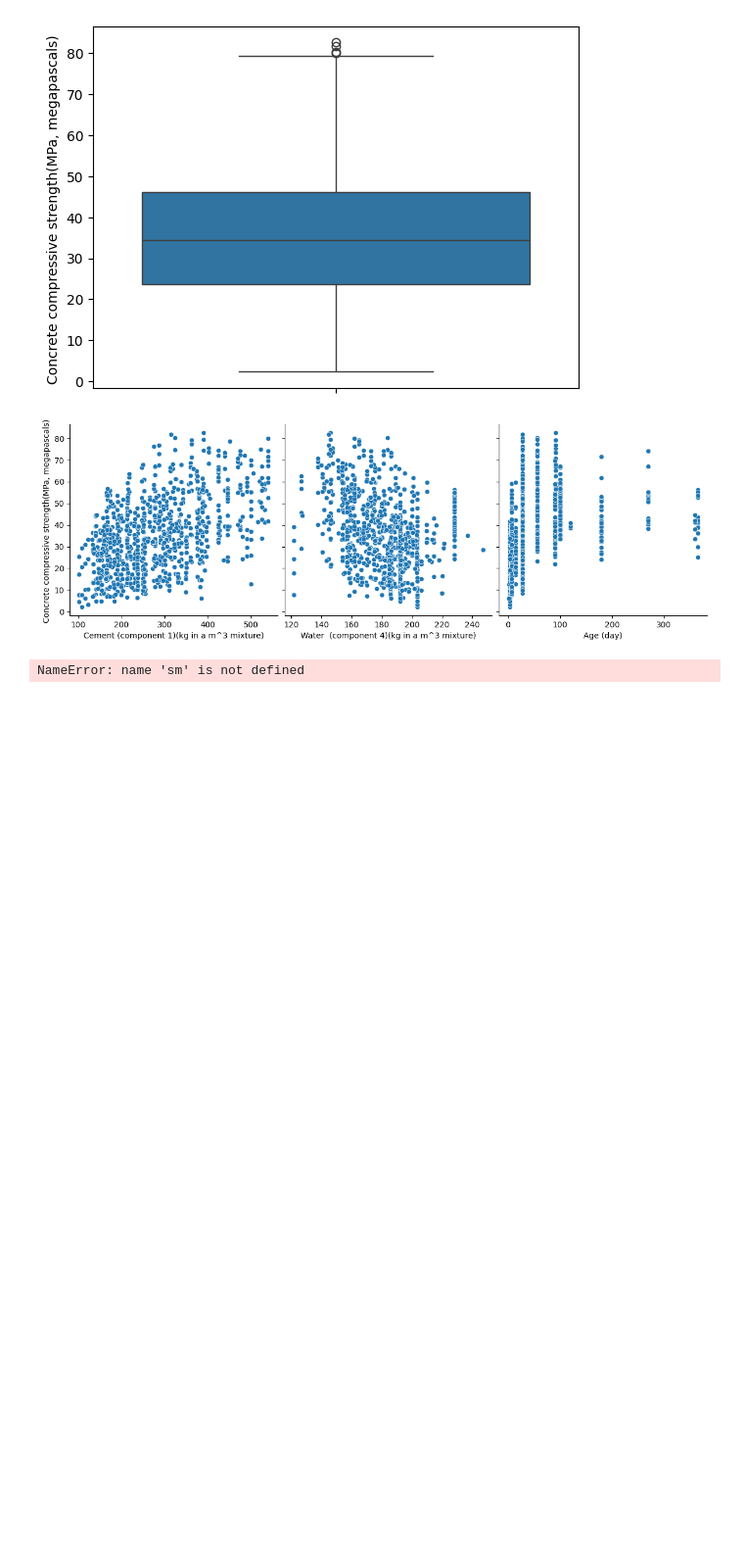
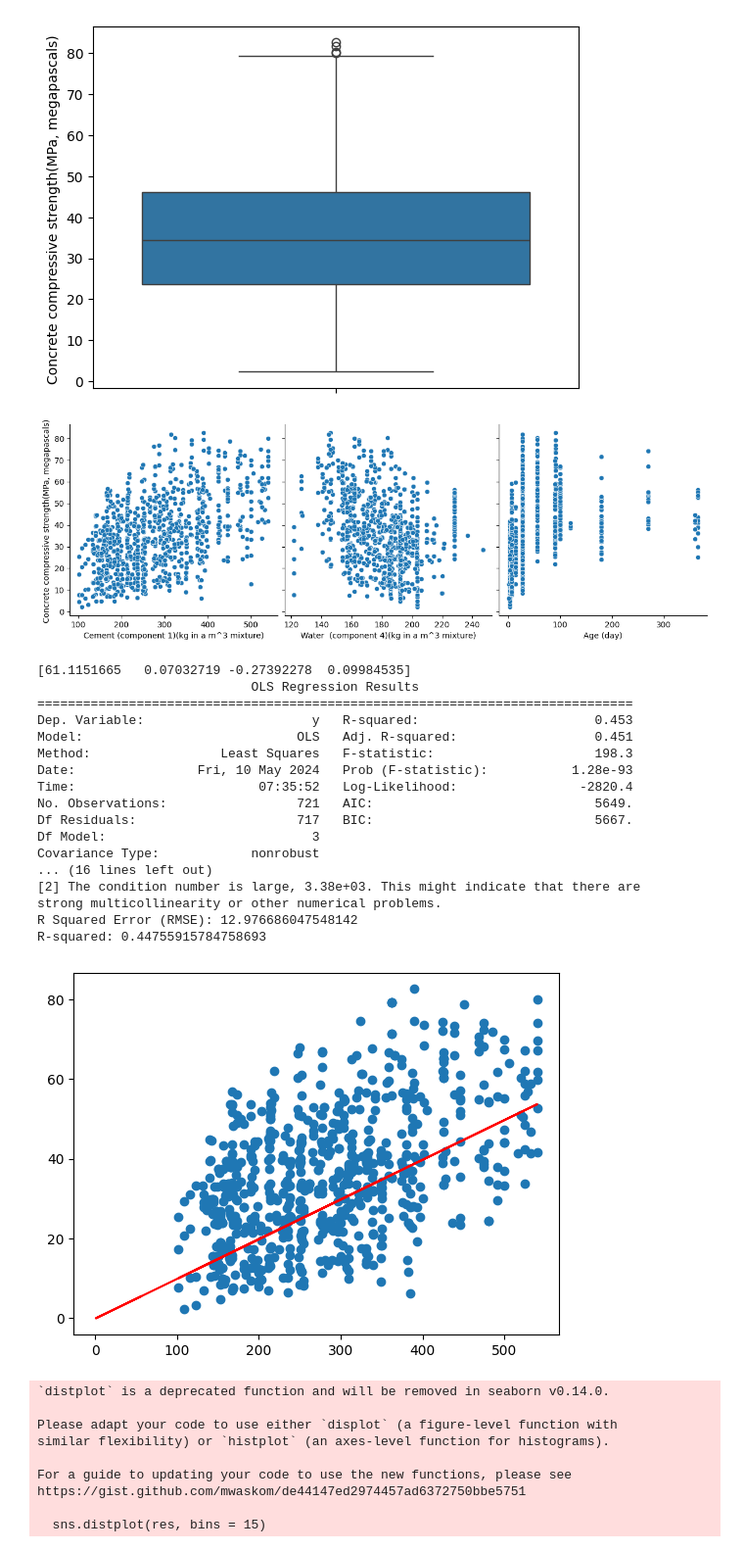
Before and after one commit to Rizcen/LE1-HARINA-RR, a Jupyter notebook: ConcreteCompressiveStrength.ipynb, the cells around one changed output. Shown at 98% size. Cells and saved outputs as stored; diff of their text form; code cells hidden in the pictures; blank space fills up the shorter version.

```diff
--- a/ConcreteCompressiveStrength.ipynb
+++ b/ConcreteCompressiveStrength.ipynb
@@ -28,6 +34,8 @@ dts.head()
 dts.info()
 dts.describe()
 dts.shape
+model = LinearRegression()
+model.fit(X_train, y_train)
 # %% [output]
 <class 'pandas.core.frame.DataFrame'>
 RangeIndex: 1030 entries, 0 to 1029
@@ -129,35 +137,63 @@ plt.show()
 [figure]
 [figure]
 # %%
+import statsmodels.api as sm
 X = dts[['Cement (component 1)(kg in a m^3 mixture)', 'Water  (component 4)(kg in a m^3 mixture)', 'Age (day)']].values
 y = dts['Concrete compressive strength(MPa, megapascals) '].values
 
 X_train, X_test, y_train, y_test = train_test_split(X, y, train_size=0.7, test_size=0.3, random_state=100)
 
 
 X_train_sm = sm.add_constant(X_train)
 lr = sm.OLS(y_train, X_train_sm).fit()
 
 print(lr.params)
 print(lr.summary())
-
+y_pred = model.predict(X_test)
 rmse = np.sqrt(mean_squared_error(y_test, y_pred))
 print("R Squared Error (RMSE):", rmse)
 
 r_squared = r2_score(y_test, y_pred)
 print("R-squared:", r_squared)
 
 plt.scatter(X_train[:, 0], y_train)
 plt.plot(X_train, 0.0703 + -0.2739 + 0.0998 *X_train, 'r')
 plt.show()
 
+
 y_train_pred = lr.predict(X_train_sm)
 res = (y_train - y_train_pred)
 
 fig = plt.figure()
 sns.distplot(res, bins = 15)
 fig.suptitle('Error Terms', fontsize = 15)
 plt.xlabel('y_train - y_train_pred', fontsize = 15)
 plt.show()
 # %% [output]
-NameError: name 'sm' is not defined
+[61.1151665   0.07032719 -0.27392278  0.09984535]
+                            OLS Regression Results
+==============================================================================
+Dep. Variable:                      y   R-squared:                       0.453
+Model:                            OLS   Adj. R-squared:                  0.451
+Method:                 Least Squares   F-statistic:                     198.3
+Date:                Fri, 10 May 2024   Prob (F-statistic):           1.28e-93
+Time:                        07:35:52   Log-Likelihood:                -2820.4
+No. Observations:                 721   AIC:                             5649.
+Df Residuals:                     717   BIC:                             5667.
+Df Model:                           3
+Covariance Type:            nonrobust
+... (16 lines left out)
+[2] The condition number is large, 3.38e+03. This might indicate that there are
+strong multicollinearity or other numerical problems.
+R Squared Error (RMSE): 12.976686047548142
+R-squared: 0.44755915784758693
+[figure, added]
+`distplot` is a deprecated function and will be removed in seaborn v0.14.0.
+
+Please adapt your code to use either `displot` (a figure-level function with
+similar flexibility) or `histplot` (an axes-level function for histograms).
+
+For a guide to updating your code to use the new functions, please see
+https://gist.github.com/mwaskom/de44147ed2974457ad6372750bbe5751
+
+  sns.distplot(res, bins = 15)
```
Also changed, not shown: parts of 3 cells of this notebook.
